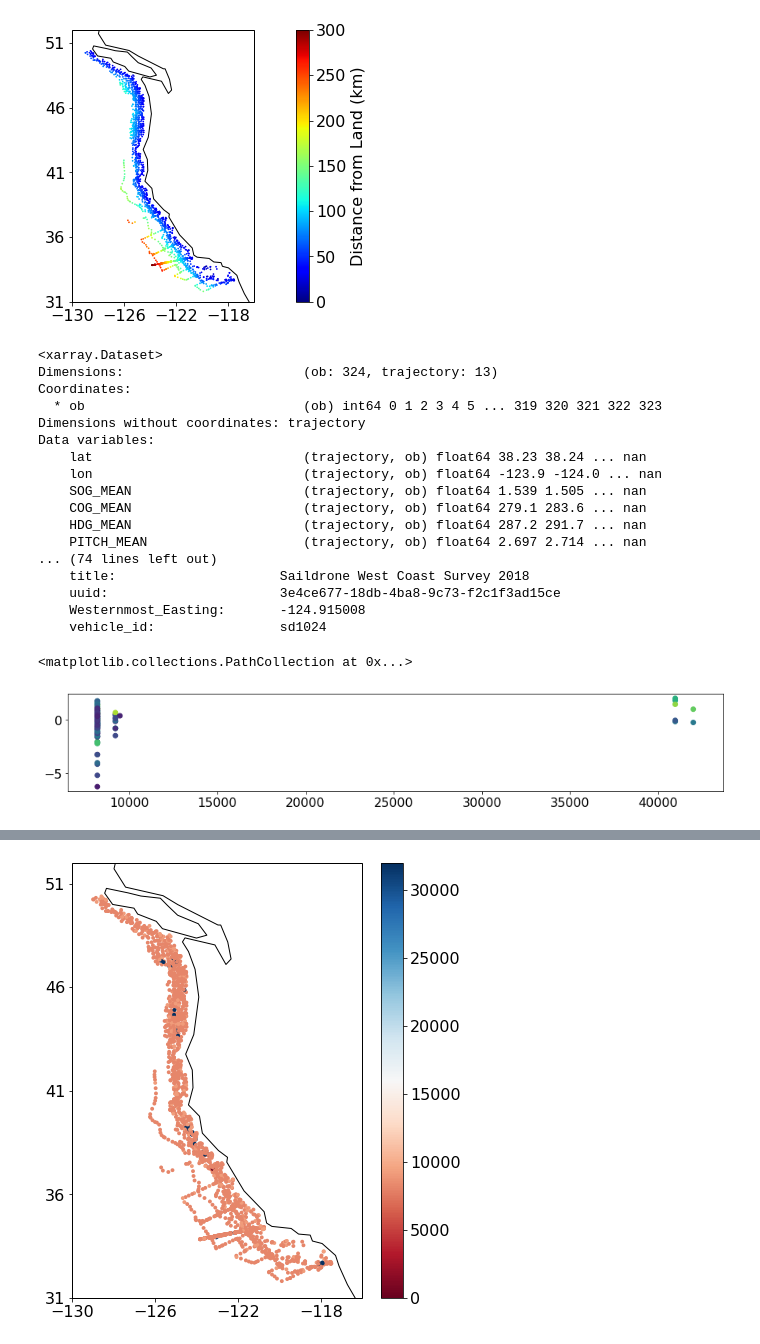
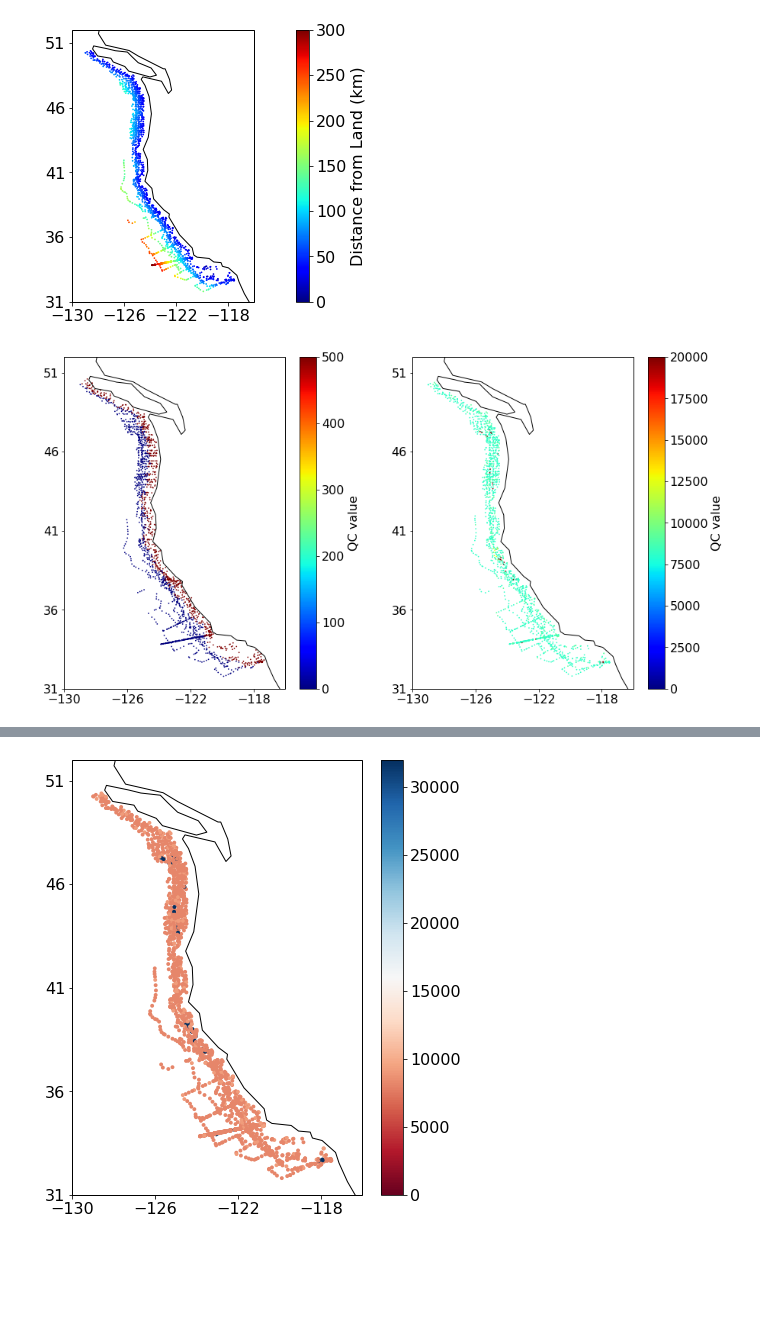
Before and after one commit to cgentemann/salinity, a Jupyter notebook: Image orbital SSS collocations west coast.ipynb, the cells around one changed output, grey strips where cells are left out. Cells and saved outputs as stored; diff of their text form; code cells hidden in the pictures; blank space fills up the shorter version.

```diff
--- a/Image orbital SSS collocations west coast.ipynb
+++ b/Image orbital SSS collocations west coast.ipynb
@@ -71,6 +59,6 @@ ds_usv=xr.concat(ds_usv,dim='trajectory')
 #ds_usv = ds_usv.sel(time=slice('2018-04-12T02','2018-06-10T18')) #get rid of last part and first part where USV being towed
 #ds_usv['lon'] = ds_usv.lon.interpolate_na(dim='time',method='linear') #there are 6 nan values
 #ds_usv['lat'] = ds_usv.lat.interpolate_na(dim='time',method='linear')
-#ds_usv['wind_speed']=np.sqrt(ds_usv.UWND_MEAN**2+ds_usv.VWND_MEAN**2)
-#ds_usv['wind_dir']=np.arctan2(ds_usv.VWND_MEAN,ds_usv.UWND_MEAN)*180/np.pi
+ds_usv['wind_speed']=np.sqrt(ds_usv.UWND_MEAN**2+ds_usv.VWND_MEAN**2)
+ds_usv['wind_dir']=np.arctan2(ds_usv.VWND_MEAN,ds_usv.UWND_MEAN)*180/np.pi
 #ds_usv
@@ -225,33 +281,34 @@ fig_fname = 'C:/Users/gentemann/Google Drive/f_drive/docs/projects/SSS/figures/w
 plt.savefig(fig_fname, transparent=False, format='png')
 # %% [output]
 [figure]
-# %%
-ds_colJ
-# %% [output]
-<xarray.Dataset>
-Dimensions:                       (ob: 324, trajectory: 13)
-Coordinates:
-  * ob                            (ob) int64 0 1 2 3 4 5 ... 319 320 321 322 323
-Dimensions without coordinates: trajectory
-Data variables:
-    lat                           (trajectory, ob) float64 38.23 38.24 ... nan
-    lon                           (trajectory, ob) float64 -123.9 -124.0 ... nan
-    SOG_MEAN                      (trajectory, ob) float64 1.539 1.505 ... nan
-    COG_MEAN                      (trajectory, ob) float64 279.1 283.6 ... nan
-    HDG_MEAN                      (trajectory, ob) float64 287.2 291.7 ... nan
-    PITCH_MEAN                    (trajectory, ob) float64 2.697 2.714 ... nan
-... (74 lines left out)
-    title:                     Saildrone West Coast Survey 2018
-    uuid:                      3e4ce677-18db-4ba8-9c73-f2c1f3ad15ce
-    Westernmost_Easting:       -124.915008
-    vehicle_id:                sd1024
-# %%
-ds = ds_colR.isel(trajectory=6)
-ds = ds.where((ds.dist_land>25) & (ds.SAL_CTD_MEAN>26))
-dif = ds.SAL_CTD_MEAN,ds.SAL_CTD_MEAN-ds.smap_SSS
-plt.subplot(2,1,1)
-plt.scatter(ds.smap_iqc_flag,ds.SAL_CTD_MEAN-ds.smap_SSS,c=ds.dist_land)
-#plt.scatter(ds.dist_land,ds.SAL_CTD_MEAN-ds.smap_SSS,c=ds.dist_land)
-# %% [output]
-<matplotlib.collections.PathCollection at 0x...>
-[figure, removed]
+# %%
+for i in range(13):
+    ds=ds_colJ.isel(trajectory=i)
+    ax = plt.subplot(121,projection=ccrs.PlateCarree())
+    cs1 = ax.scatter(ds.lon, ds.lat, s=3.0, c=ds.smap_iqc_flag, edgecolor='none', cmap='jet',vmin=0,vmax=500)
+ax.coastlines()
+#cs1.set_fontsize(16)
+x1,x2,y1,y2 = -130,-116,31,52
+ax.set_xlim(x1,x2)
+ax.set_ylim(y1,y2)
+ax.set_xticks(np.arange(x1,x2,4))
+ax.set_yticks(np.arange(y1,y2,5))
+cax = plt.colorbar(cs1)
+cax.set_label('QC value',fontsize=16)
+for i in range(13):
+    ds=ds_colR.isel(trajectory=i)
+    ax = plt.subplot(122,projection=ccrs.PlateCarree())
+    cs1 = ax.scatter(ds.lon, ds.lat, s=3.0, c=ds.smap_iqc_flag, edgecolor='none', cmap='jet',vmin=0,vmax=20000)
+ax.coastlines()
+#cs1.set_fontsize(16)
+x1,x2,y1,y2 = -130,-116,31,52
+ax.set_xlim(x1,x2)
+ax.set_ylim(y1,y2)
+ax.set_xticks(np.arange(x1,x2,4))
+ax.set_yticks(np.arange(y1,y2,5))
+cax = plt.colorbar(cs1)
+cax.set_label('QC value',fontsize=16)
+fig_fname = 'C:/Users/gentemann/Google Drive/f_drive/docs/projects/SSS/figures/west_coast_collocations_qc.png'
+plt.savefig(fig_fname, transparent=False, format='png')
+# %% [output]
+[figure, added]
```
Also changed, not shown: parts of 18 cells of this notebook, 4 other files.
